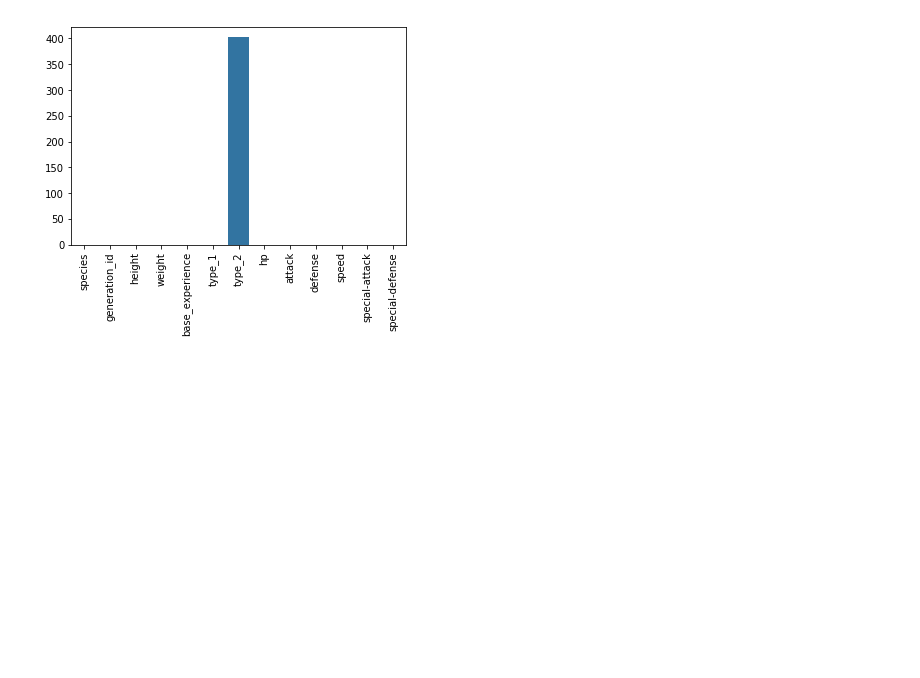
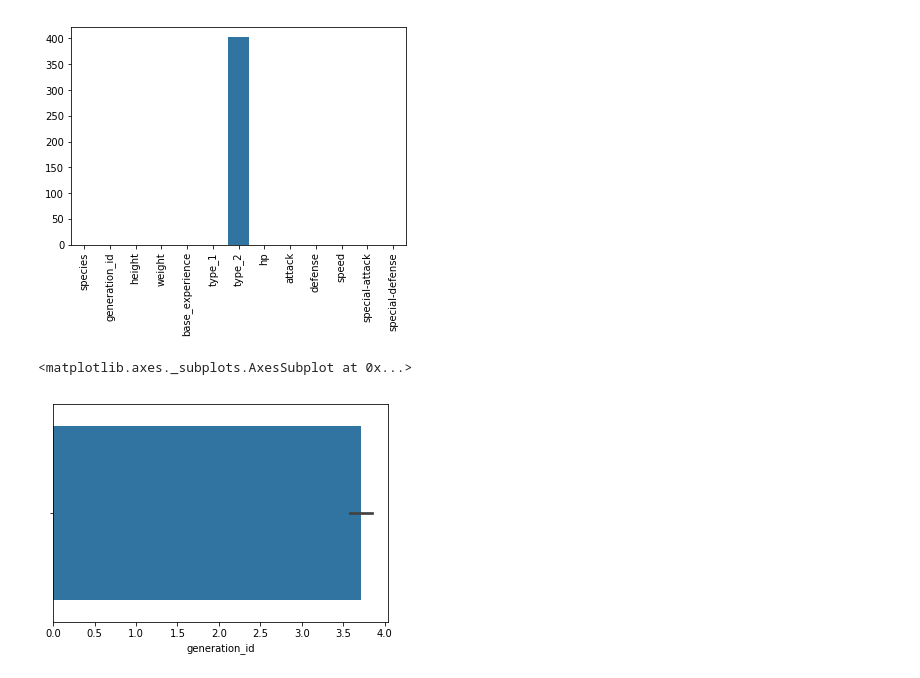
Before and after one commit to abhiksark/Udacity-DataAnalyst-Nanodegree, a Jupyter notebook: Data Viz/Univariate_Data_Viz.ipynb, the cells around one changed output. Cells and saved outputs as stored; diff of their text form; code cells hidden in the pictures; blank space fills up the shorter version.

```diff
--- a/Data Viz/Univariate_Data_Viz.ipynb
+++ b/Data Viz/Univariate_Data_Viz.ipynb
@@ -93,3 +94,8 @@ sb.barplot(na_counts.index.values, na_counts, color = base_color)
 plt.xticks(rotation = 90);
 # %% [output]
 [figure]
+# %%
+sb.barplot(data = df,x ='generation_id')
+# %% [output]
+<matplotlib.axes._subplots.AxesSubplot at 0x...>
+[figure, added]
```
Also changed, not shown: parts of 10 cells of this notebook.
